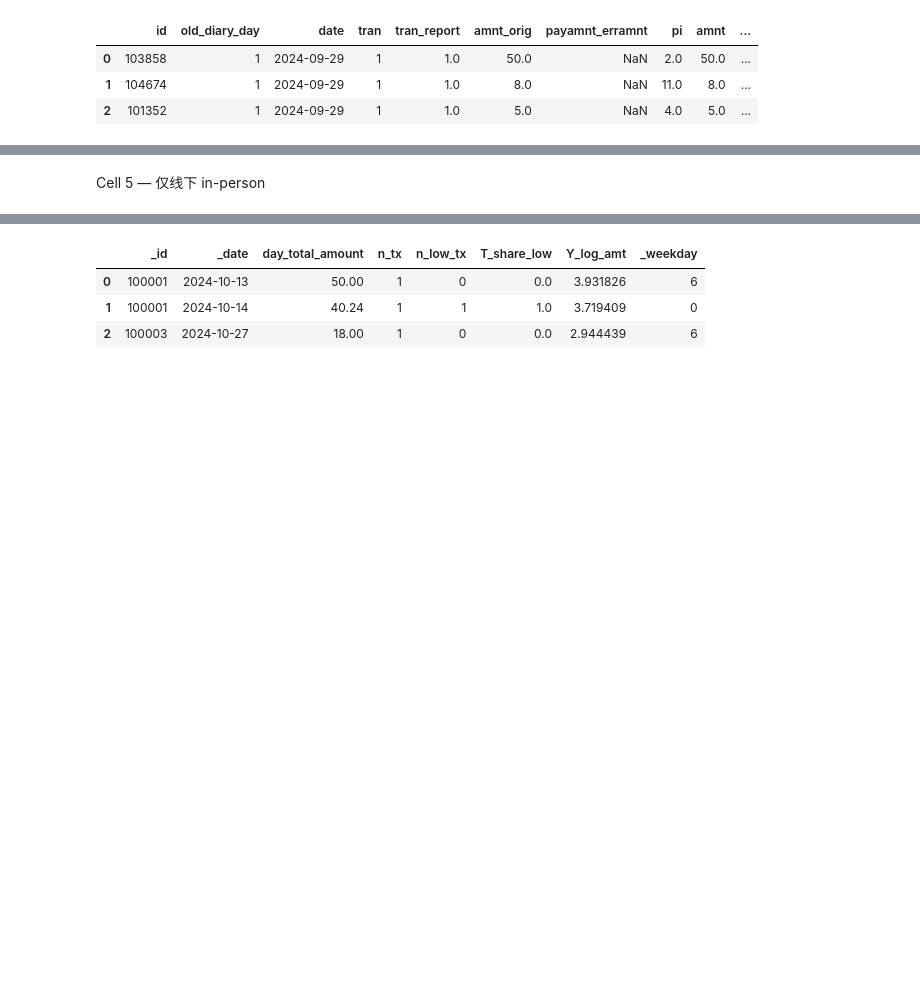
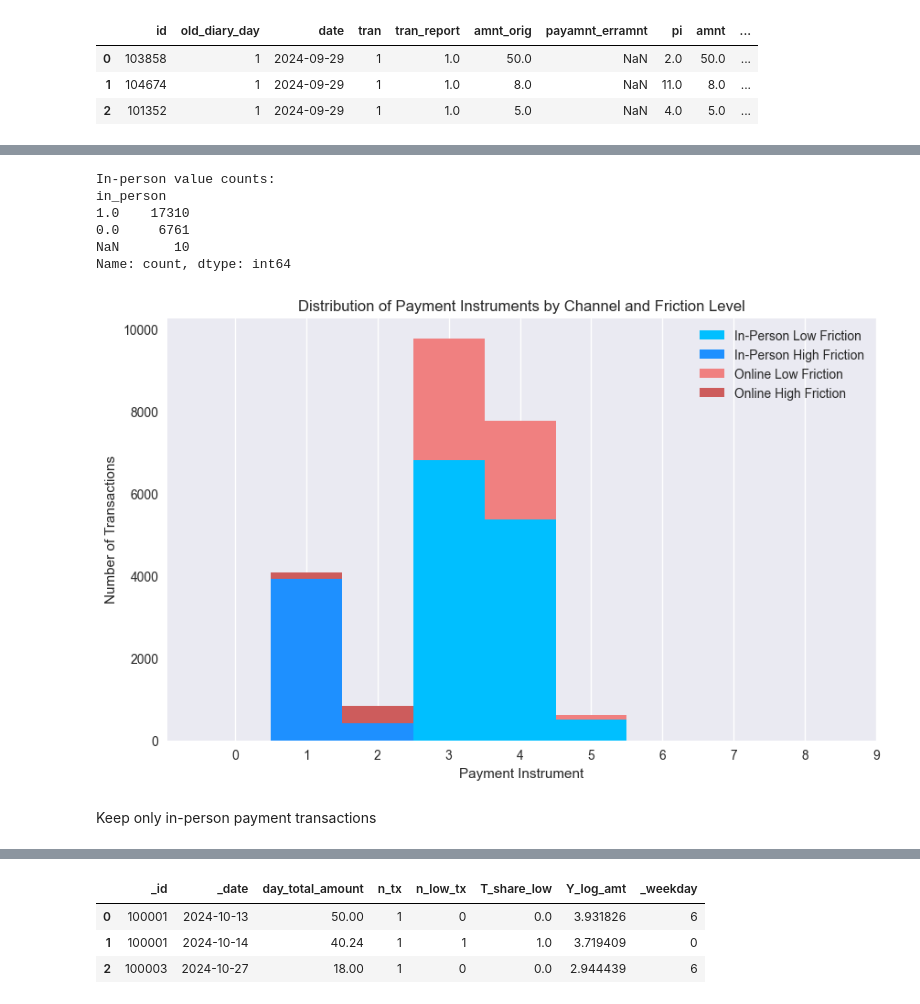
Before and after one commit to JerroldH/dcpc-friction-dml, a Jupyter notebook: notebooks/02_build_inperson_day.ipynb, the cells around one changed output, grey strips where cells are left out. Cells and saved outputs as stored; diff of their text form; code cells hidden in the pictures; blank space fills up the shorter version.

```diff
--- a/notebooks/02_build_inperson_day.ipynb
+++ b/notebooks/02_build_inperson_day.ipynb
@@ -124,5 +169,42 @@ Name: count, dtype: int64
+# %%
+# Investigate the online vs in-person breakdown
+# Plot pi distribution for online vs in-person transactions
+# Stack by low vs high friction within each channel
+
+in_person_counts = tx["in_person"].value_counts(dropna=False)
+print("In-person value counts:")
+print(in_person_counts)
+
+# Plot distribution of pi by in_person
+# Color by low vs high friction
+plt.figure(figsize=(10, 6))
+pi_inperson_low  = tx[(tx["in_person"] == 1) & (tx["low_friction_txn"] == 1)]["pi"]
+pi_inperson_high = tx[(tx["in_person"] == 1) & (tx["low_friction_txn"] == 0)]["pi"]
+pi_online_low    = tx[(tx["in_person"] == 0) & (tx["low_friction_txn"] == 1)]["pi"]
+pi_online_high   = tx[(tx["in_person"] == 0) & (tx["low_friction_txn"] == 0)]["pi"]
+
+plt.hist([pi_inperson_low, pi_inperson_high, pi_online_low, pi_online_high],
+         bins=np.arange(0, 10)-0.5, stacked=True,
+         label=['In-Person Low Friction', 'In-Person High Friction', 'Online Low Friction', 'Online High Friction'],
+            color=['deepskyblue', 'dodgerblue', 'lightcoral', 'indianred'])
+
+plt.xticks(range(0, 10))
+plt.xlabel('Payment Instrument')
+plt.ylabel('Number of Transactions')
+plt.title('Distribution of Payment Instruments by Channel and Friction Level')
+plt.legend()
+plt.grid(axis='y')
+plt.show()
+# %% [output]
+In-person value counts:
+in_person
+1.0    17310
+0.0     6761
+NaN       10
+Name: count, dtype: int64
+[figure, added]
 # %% [markdown]
-Cell 5 — 仅线下 in-person
+Keep only in-person payment transactions
 # %%
 tx["_inperson"] = pd.to_numeric(tx.get("in_person"), errors="coerce")
 tx_ip = tx[tx["_inperson"] == 1].copy()
```
Also changed, not shown: parts of 19 cells of this notebook, 4 other files.
